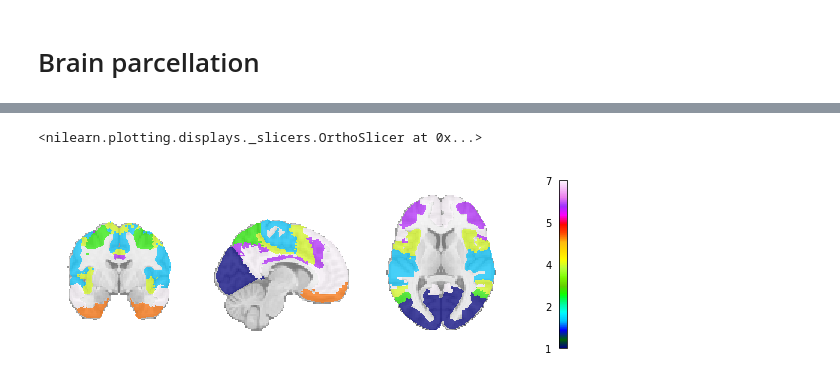
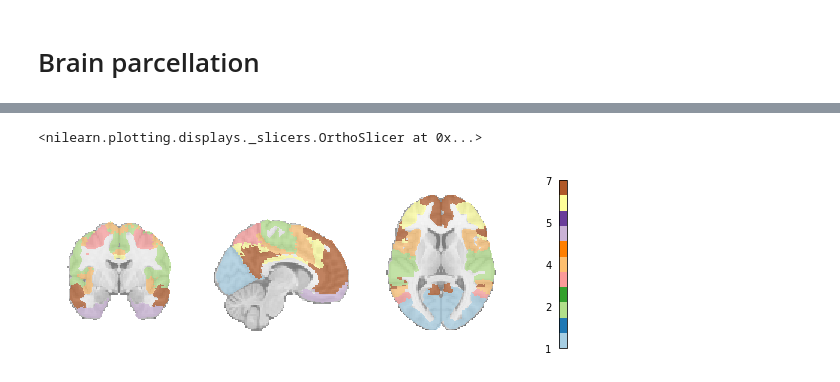
Before and after one commit to nwiltberg/project_msc05, a Jupyter notebook: code/data_exploration.ipynb, the cells around one changed output, grey strips where cells are left out. Drawn from its saved outputs; the diff is of its cells as text; code cells hidden in the pictures.

Commit message:
changed colormap of atlas plotting

```diff
--- a/code/data_exploration.ipynb
+++ b/code/data_exploration.ipynb
@@ -144,9 +160,9 @@ atlas_file = atlas_yeo.thick_7
 # %%
 # Visualisation of parcellation atlas
 from nilearn import plotting
-plotting.plot_roi(atlas_file, draw_cross = False, annotate = False, cut_coords=(8, -4, 9), colorbar=True)
+plotting.plot_roi(atlas_file, draw_cross = False, annotate = False, cut_coords=(8, -4, 9), colorbar=True, cmap='Paired')
 # %% [output]
 <nilearn.plotting.displays._slicers.OrthoSlicer at 0x...>
-[figure, old version]
+[figure, new version]
 # %%
 # Load labels for each atlas region
```
Also changed, not shown: parts of 5 cells of this notebook.
